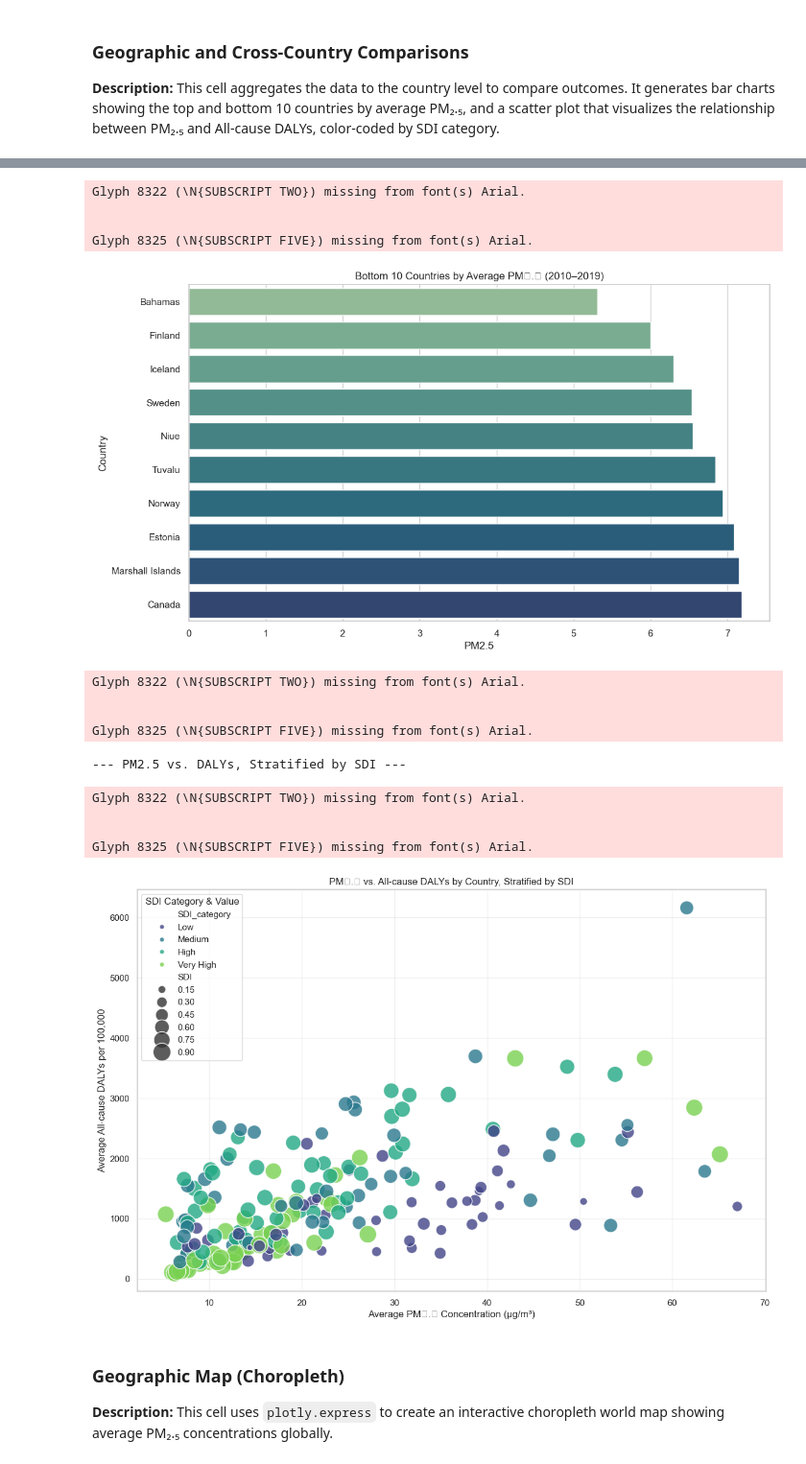
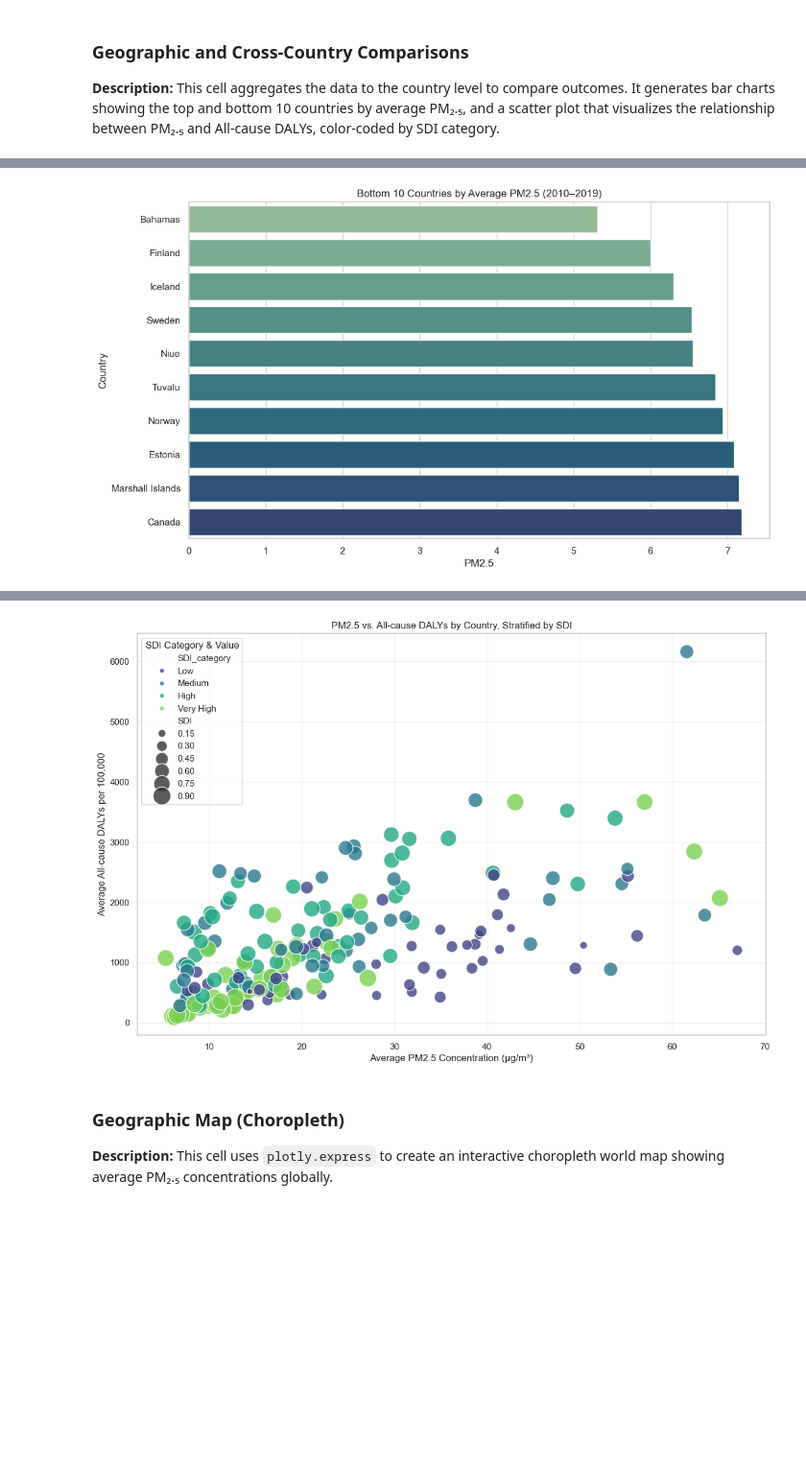
Before and after one commit to ibrahim-sisar/ET6-CDSP-group-09-repo, a Jupyter notebook: 4_data_analysis/pm25_health_impact_analysis/02_exploratory_trends.ipynb, the cells around one changed output, grey strips where cells are left out. Shown at 96% size. Drawn from its saved outputs; the diff is of its cells as text; code cells hidden in the pictures; blank space fills up the shorter version.

```diff
--- a/4_data_analysis/pm25_health_impact_analysis/02_exploratory_trends.ipynb
+++ b/4_data_analysis/pm25_health_impact_analysis/02_exploratory_trends.ipynb
@@ -192,7 +192,7 @@ sns.barplot(
     palette="rocket",
     legend=False,
 )
-plt.title("Top 10 Countries by Average PM₂.₅ (2010–2019)")
+plt.title("Top 10 Countries by Average PM2.5 (2010–2019)")
 plt.savefig(figure_dir / "fig_03_top10_pm25.png")
 plt.show()
 
@@ -208,7 +208,7 @@ sns.barplot(
     palette="crest",
     legend=False,
 )
-plt.title("Bottom 10 Countries by Average PM₂.₅ (2010–2019)")
+plt.title("Bottom 10 Countries by Average PM2.5 (2010–2019)")
 plt.savefig(figure_dir / "fig_04_bottom10_pm25.png")
 plt.show()
 
@@ -226,8 +226,8 @@ sns.scatterplot(
     alpha=0.8,
     hue_order=["Low", "Medium", "High", "Very High"],
 )
-plt.title("PM₂.₅ vs. All-cause DALYs by Country, Stratified by SDI")
-plt.xlabel("Average PM₂.₅ Concentration (µg/m³)")
+plt.title("PM2.5 vs. All-cause DALYs by Country, Stratified by SDI")
+plt.xlabel("Average PM2.5 Concentration (µg/m³)")
 plt.ylabel("Average All-cause DALYs per 100,000")
 plt.legend(title="SDI Category & Value")
 plt.grid(True, alpha=0.3)
@@ -248,0 +240 @@ Glyph 8325 (\N{SUBSCRIPT FIVE}) missing from font(s) Arial.
+[figure]
@@ -254,18 +242,4 @@ Glyph 8325 (\N{SUBSCRIPT FIVE}) missing from font(s) Arial.
-Glyph 8322 (\N{SUBSCRIPT TWO}) missing from font(s) Arial.
-
-
-Glyph 8325 (\N{SUBSCRIPT FIVE}) missing from font(s) Arial.
-[figure]
-Glyph 8322 (\N{SUBSCRIPT TWO}) missing from font(s) Arial.
-
-
-Glyph 8325 (\N{SUBSCRIPT FIVE}) missing from font(s) Arial.
---- PM2.5 vs. DALYs, Stratified by SDI ---
-Glyph 8322 (\N{SUBSCRIPT TWO}) missing from font(s) Arial.
-
-
-Glyph 8325 (\N{SUBSCRIPT FIVE}) missing from font(s) Arial.
-[figure, old version]
+[figure, new version]
 # %% [markdown]
 ### **Geographic Map (Choropleth)**
 
```
Also changed, not shown: parts of 3 cells of this notebook, 8 other files.
